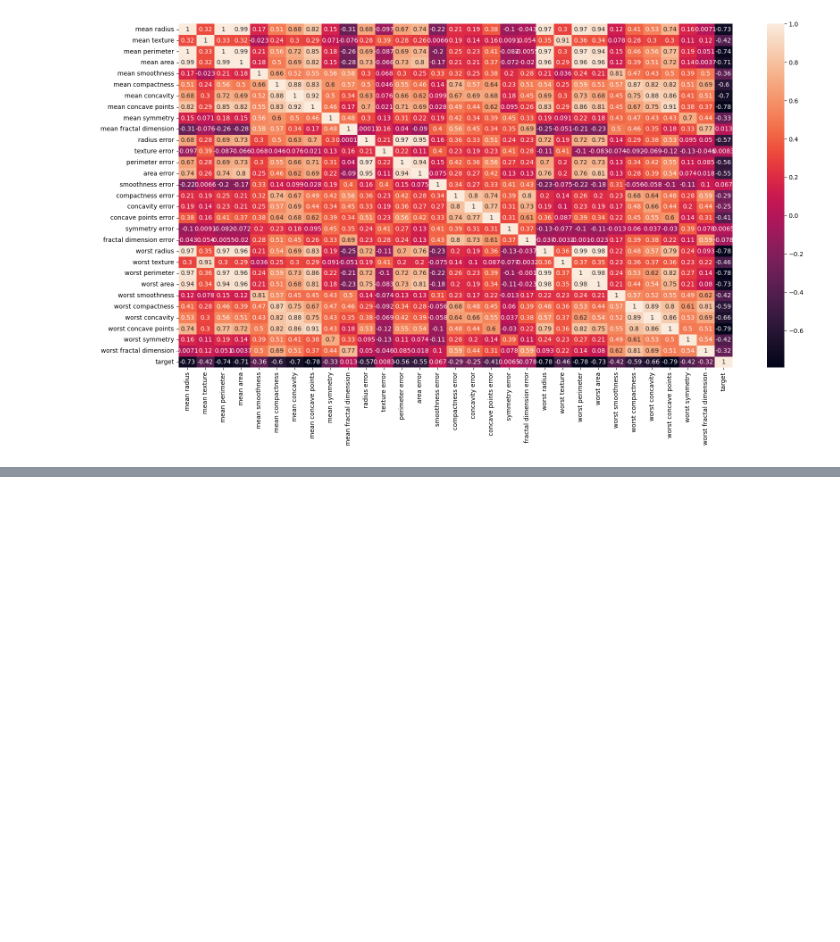
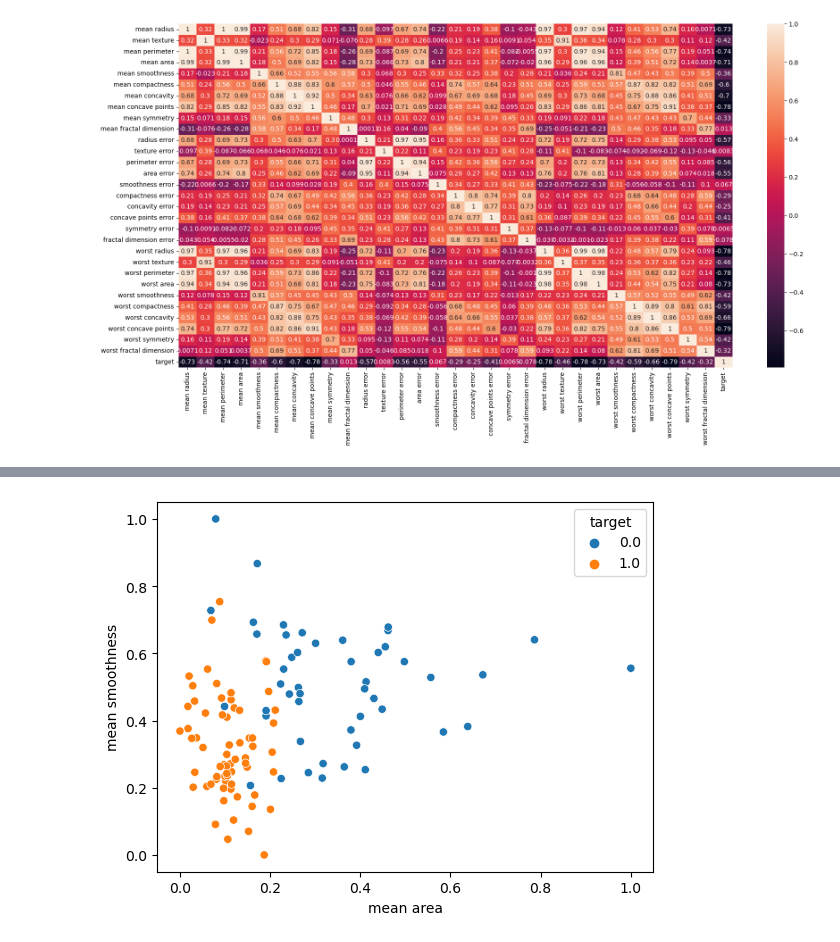
Before and after one commit to MallikarjunaYC/ML_Projects, a Jupyter notebook: breast_cancer_detection_analysis.ipynb, the cells around one changed output, grey strips where cells are left out. Drawn from its saved outputs; the diff is of its cells as text; code cells hidden in the pictures; blank space fills up the shorter version.

```diff
--- a/breast_cancer_detection_analysis.ipynb
+++ b/breast_cancer_detection_analysis.ipynb
@@ -129,0 +130,2 @@ plt.show()
+# %%
+X = df_cancer.drop(['target'], axis = 1)
@@ -129,0 +148,2 @@ plt.show()
+# %%
+y=df_cancer['target']
@@ -129,0 +152,2 @@ plt.show()
+# %%
+X_train, X_test, y_train, y_test = train_test_split(X, y, test_size=0.2, random_state=5)
@@ -129,0 +210,4 @@ plt.show()
+# %%
+min_test = X_test.min()
+range_test = (X_test-min_test).max()
+X_test_scaled = (X_test-min_test)/range_test
@@ -129,0 +228,5 @@ plt.show()
+# %%
+sns.scatterplot(x = X_test_scaled ['mean area'], y= X_test_scaled['mean smoothness'], hue = 'target', data = df_cancer)
+plt.show()
+# %% [output]
+[figure, added]
```
Also changed, not shown: parts of 34 cells of this notebook.
